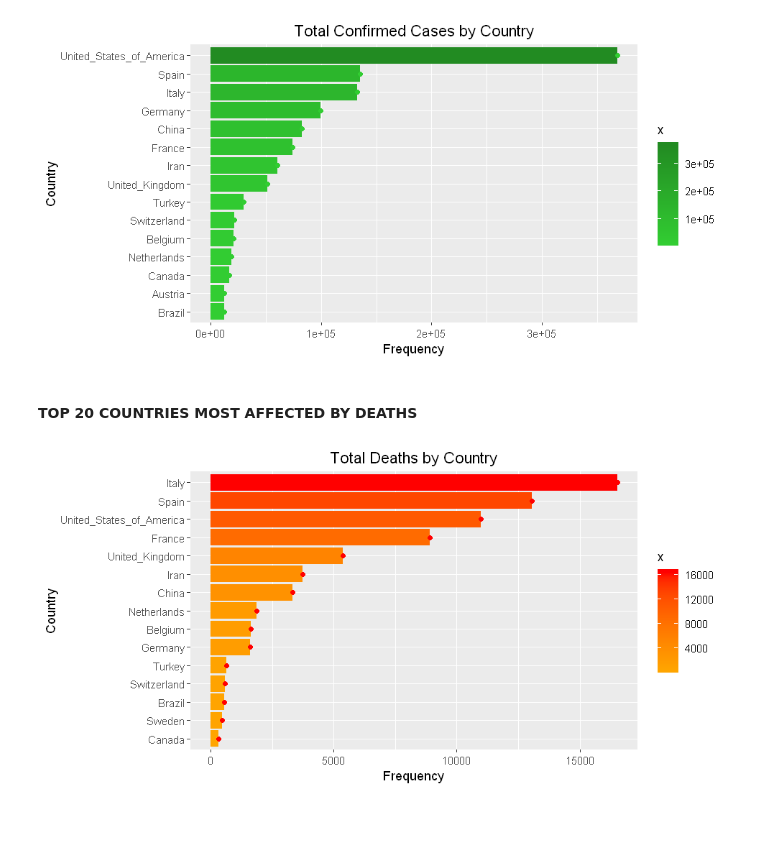
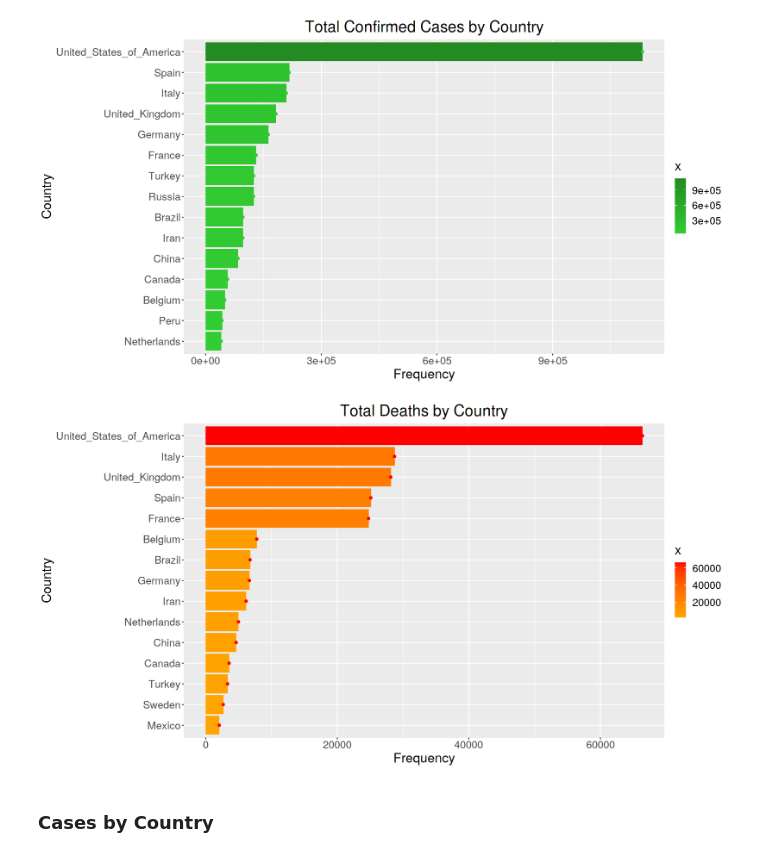
Before and after one commit to AjithKumarVS/Predictive-Time-Series-Modelling-of-COVID-19-Pandemic, a Jupyter notebook: covid19analysis.ipynb, the cells around one changed output. Cells and saved outputs as stored; diff of their text form; code cells hidden in the pictures; blank space fills up the shorter version.

```diff
--- a/covid19analysis.ipynb
+++ b/covid19analysis.ipynb
@@ -3,13 +6,10 @@
 # %%
-library("ggplot2")
-library("readxl")
-options(repr.plot.width=6, repr.plot.height=4)
-covid<-data.frame(read_excel("C:/Users/avakk/Documents/April7COVID-19.xlsx"))
+covid<-data.frame(read_excel("../input/covid19may3.xlsx"))
 val<-paste(covid$year,"-",covid$month,"-",covid$day,sep = "")
 covid$dateRep<-val
 covid$dateRep<-as.Date(covid$dateRep)
 
 total_cases_by_date<-aggregate(covid$cases,by=list(covid$dateRep),FUN=sum)
-covid_report_plot<-ggplot(total_cases_by_date,aes(total_cases_by_date$Group.1,total_cases_by_date$x))+geom_line(color="red")
-covid_report_plot+ggtitle("Worldwide Newly Reported COVID-19 Cases")+labs(y="Newly Reported Cases", x = "Date Series")+theme(plot.title = element_text(hjust = 0.5))  #time-series
+covid_report_plot<-ggplot(total_cases_by_date,aes(Group.1,x))+geom_line(color="red")
+covid_report_plot+ggtitle("Worldwide Newly Reported COVID-19 Cases")+labs(y="Newly Reported Cases", x = "Date Series")+theme(plot.title = element_text(hjust = 0.5))+theme(text = element_text(size=20))  #time-series
 # %% [output]
@@ -19,21 +17,19 @@ covid_report_plot+ggtitle("Worldwide Newly Reported COVID-19 Cases")+labs(y="New
 # %%
-options(repr.plot.width=8, repr.plot.height=4)
 cases_by_country<-aggregate(covid$cases,by=list(covid$countriesAndTerritories),FUN=sum)
 cases_by_country<-cases_by_country[order(-cases_by_country$x),]
 topcasesbycountries<-head(cases_by_country,15)
-covid_cases_by_country_plot<-ggplot(topcasesbycountries,aes(y=topcasesbycountries$x,x=reorder(topcasesbycountries$Group.1,topcasesbycountries$x)))+geom_bar(stat="identity")+geom_col(aes(fill = x))+geom_point(color="limegreen") + scale_fill_gradient(low = "limegreen", high = "forestgreen")+coord_flip()
-covid_cases_by_country_plot+ggtitle("Total Confirmed Cases by Country")+labs(x="Country",y="Frequency")+theme(plot.title = element_text(hjust = 0.5))
+covid_cases_by_country_plot<-ggplot(topcasesbycountries,aes(y=x,x=reorder(Group.1,x)))+geom_bar(stat="identity")+geom_col(aes(fill = x))+geom_point(color="limegreen") + scale_fill_gradient(low = "limegreen", high = "forestgreen")+coord_flip()
+covid_cases_by_country_plot+ggtitle("Total Confirmed Cases by Country")+labs(x="Country",y="Frequency")+theme(plot.title = element_text(hjust = 0.5))+theme(text = element_text(size=20))
 # %% [output]
-[figure, old version]
+[figure, new version]
-# %% [markdown]
-#### TOP 20 COUNTRIES MOST AFFECTED BY DEATHS
 # %%
-options(repr.plot.width=8, repr.plot.height=4)
 deaths_by_country<-aggregate(covid$deaths,by=list(covid$countriesAndTerritories),FUN=sum)
 deaths_by_country<-deaths_by_country[order(-deaths_by_country$x),]
 topdeathsbycountries<-head(deaths_by_country,15)
-covid_death_by_country_plot<-ggplot(topdeathsbycountries,aes(y=topdeathsbycountries$x,x=reorder(topdeathsbycountries$Group.1,topdeathsbycountries$x)))+geom_bar(stat="identity")+geom_col(aes(fill = x))+geom_point(color="red") + scale_fill_gradient(low = "orange", high = "red")+coord_flip()
-covid_death_by_country_plot+ggtitle("Total Deaths by Country")+labs(x="Country",y="Frequency")+theme(plot.title = element_text(hjust = 0.5))
+covid_death_by_country_plot<-ggplot(topdeathsbycountries,aes(y=x,x=reorder(Group.1,x)))+geom_bar(stat="identity")+geom_col(aes(fill = x))+geom_point(color="red") + scale_fill_gradient(low = "orange", high = "red")+coord_flip()
+covid_death_by_country_plot+ggtitle("Total Deaths by Country")+labs(x="Country",y="Frequency")+theme(plot.title = element_text(hjust = 0.5))+theme(text = element_text(size=20))
 # %% [output]
-[figure, old version]
+[figure, new version]
+# %% [markdown]
+### Cases by Country
 # %%
```
Also changed, not shown: parts of 9 cells of this notebook.
